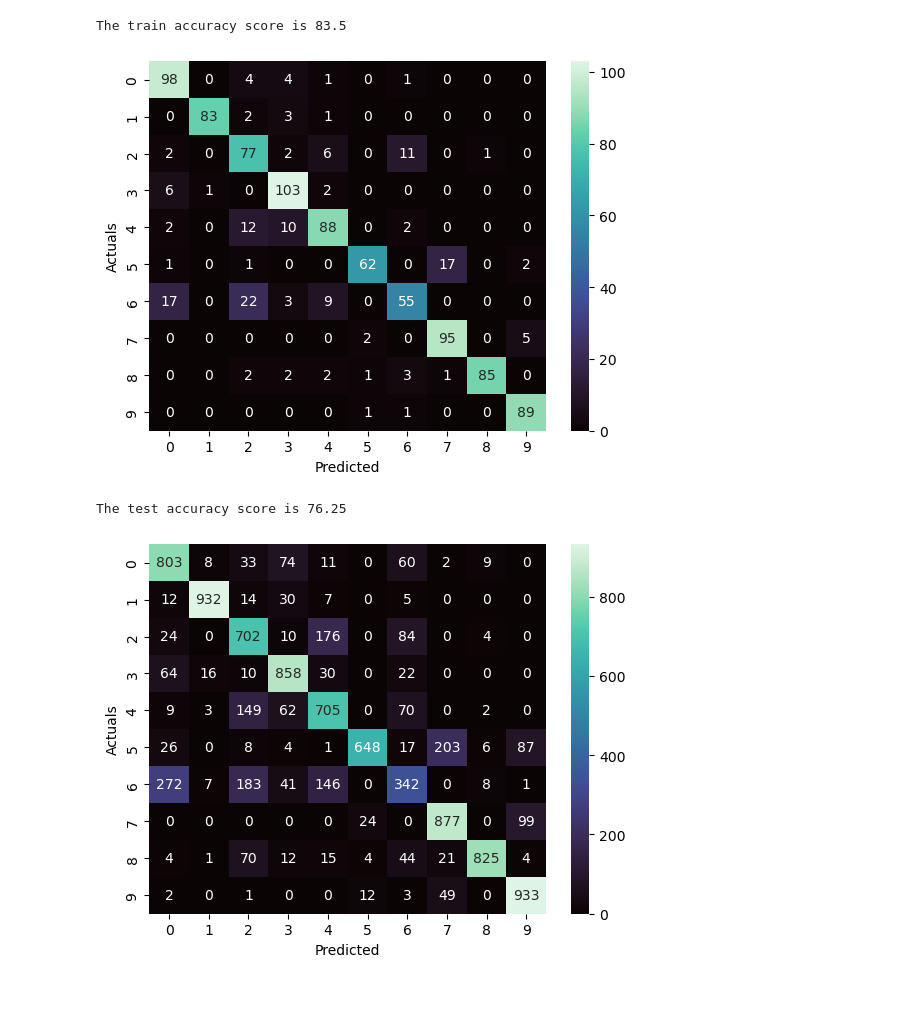
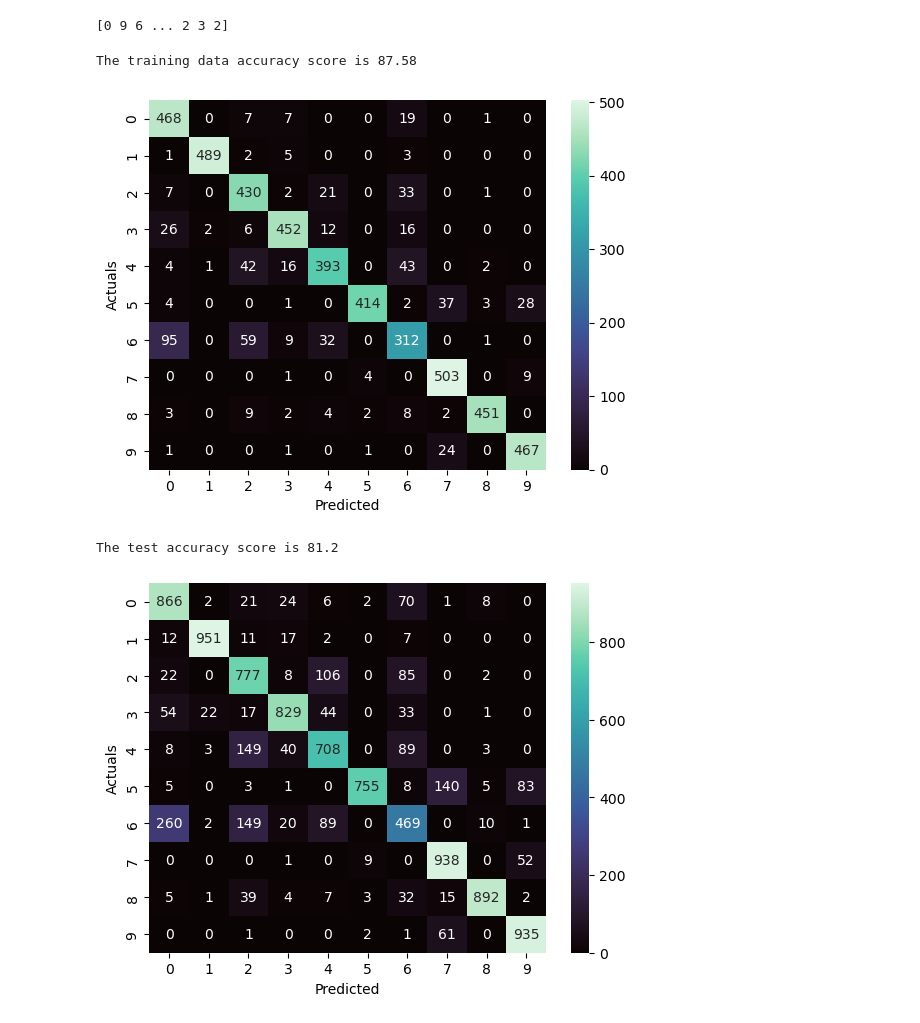
Before and after one commit to vikramkalta/Assignment_AI, a Jupyter notebook: KNN_Fashion_MNIST.ipynb, the cells around one changed output. Saved outputs shown, nothing was run; the diff lists cells and outputs as text; code cells hidden in the pictures; blank space fills up the shorter version.

```diff
--- a/KNN_Fashion_MNIST.ipynb
+++ b/KNN_Fashion_MNIST.ipynb
@@ -29,15 +31,15 @@ from sklearn.neighbors import KNeighborsClassifier
 X = data_train.drop('label', axis=1)
 y = data_train.label
 # print(y)
-xx = X[0:1000]
-yy = y[0:1000]
+xx = X[0:5000]
+yy = y[0:5000]
 # We need to create a normalizer instance using MinMaxScaler object.
 normalize = MinMaxScaler()
 # This will create different models for different values of k, in order to find the optimal
 # value of k using elbow graph
 test_error_rate = []
 train_error_rate = []
-ran = 32
+ran = 10
 for k in range(1, ran):
     # Initialize a KNN model object with k
     knn = KNeighborsClassifier(k)
@@ -45,7 +47,7 @@ for k in range(1, ran):
     # normalize the data and then pass the estimator.
     pipeline = [('normalize', normalize), ('knn', knn)]
     pipe = Pipeline(steps = pipeline)
-    # We perform 5-fold cross validation.
+    # We perform 10-fold cross validation.
     cross_dict = cross_validate(pipe, xx, yy, cv=10, scoring='accuracy', return_train_score=True)
     # capturing train and test error rate for elbow graph
     test_error_rate.append(cross_dict['test_score'].mean())
@@ -53,8 +55,13 @@ for k in range(1, ran):
 
 # train_error_rate = [1 - acc for acc in train_error_rate]
 test_error_rate = [1 - acc for acc in test_error_rate]
-plt.title('Elbow Graph')
+plt.title('Test Elbow Graph')
 plt.xlabel('K')
-plt.ylabel('error_rate')
+plt.ylabel('Test error rate')
 sns.lineplot(x = range(1,ran), y = test_error_rate, color = 'red')
+# # plt.title('Train Elbow Graph')
+# # plt.xlabel('K')
+# # plt.ylabel('Train error rate')
+# # sns.lineplot(x = range(1,ran), y = train_error_rate, color = 'red')
+print('done')
 # %% [output]
@@ -63,13 +70,15 @@ sns.lineplot(x = range(1,ran), y = test_error_rate, color = 'red')
 # %%
-# Instantiating a knn object with k=5, since 5 produced the least error rate.
-knn = KNeighborsClassifier(n_neighbors=5)
+# Instantiating a knn object with k=4, since 4 produced the least error rate.
+knn = KNeighborsClassifier(n_neighbors=4)
 # Normalize the predictor.
 X_norm = normalize.fit_transform(xx)
 # Fit the transformed data.
 knn.fit(X_norm, yy)
 # Making predictions from the training dataset
 y_pred = knn.predict(X_norm)
-# print(y_pred)
+print(y_pred)
+# %% [output]
+[0 9 6 ... 2 3 2]
 # %%
 from sklearn.metrics import confusion_matrix, classification_report, accuracy_score
 # We create confusion matrix for the training set
@@ -81,28 +90,24 @@ plt.ylabel('Actuals')
 training_data_accuracy = round(100 * accuracy_score(yy, y_pred), 2)
 print(f'The training data accuracy score is {training_data_accuracy}')
 # %% [output]
-The train accuracy score is 83.5
+The training data accuracy score is 87.58
-[figure, old version]
+[figure, new version]
 # %%
-# Preprocessing of the test dataset
-data_test.head()
-# Check null values
-data_test.isnull().sum().sum()
 # splitting the testing set into predictor and target variables
 X_test = data_test.drop('label', axis = 1)
 y_test = data_test.label
 # Normalize the test dataset
 X_test_norm = normalize.transform(X_test)
 # Make predictions from the test dataset using the same knn model
 y_test_pred = knn.predict(X_test_norm)
 # Now we evaluate the model using confusion matrix for this test dataset
 sns.heatmap(confusion_matrix(y_test, y_test_pred), annot = True, cmap = 'mako', fmt = '.5g')
 plt.xlabel('Predicted')
 plt.ylabel('Actuals')
 # print(classification_report(y_test, y_test_pred))
 # Get the accuracy score
 test_accuracy = round(100 * accuracy_score(y_test, y_test_pred), 2)
 print(f'The test accuracy score is {test_accuracy}')
 # %% [output]
-The test accuracy score is 76.25
+The test accuracy score is 81.2
-[figure, old version]
+[figure, new version]
```
Also changed, not shown: parts of 2 cells of this notebook, 8 other files.
